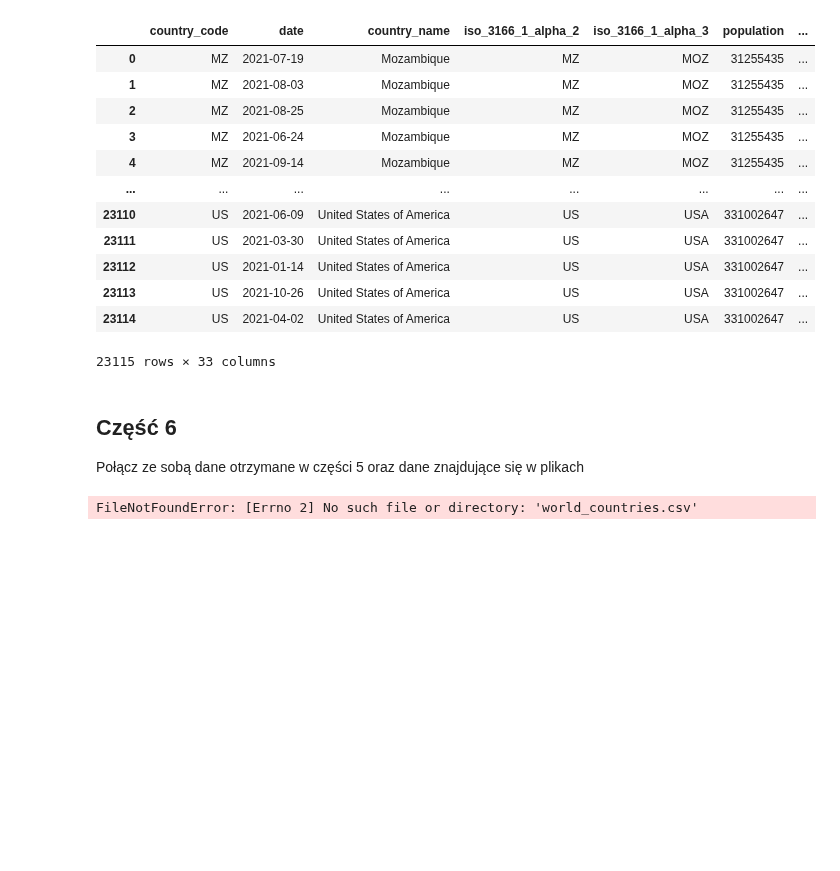
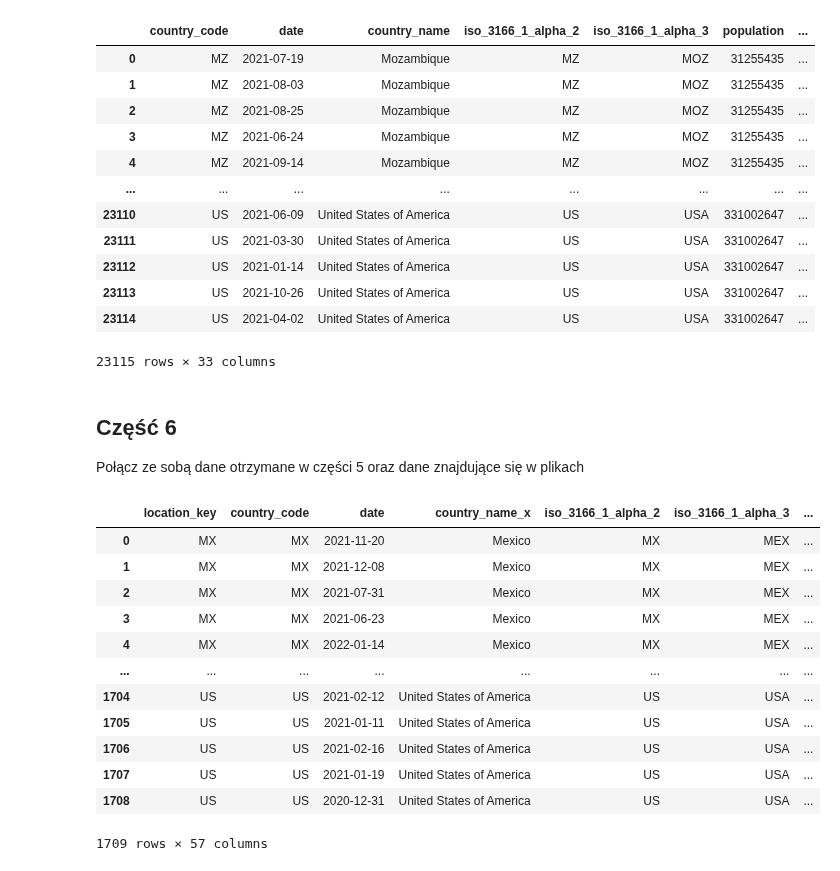
Before and after one commit to JakubKaczmarek5764/BigData1, a Jupyter notebook: main.ipynb, the cells around one changed output. Cells and saved outputs as stored; diff of their text form; code cells hidden in the pictures; blank space fills up the shorter version.

```diff
--- a/main.ipynb
+++ b/main.ipynb
@@ -471,8 +471,26 @@ merged_df
 Połącz ze sobą dane otrzymane w części 5 oraz dane znajdujące się w plikach
 # %%
 world_countries = pd.read_csv("world_countries.csv")
+world_countries = world_countries.rename(columns={"CCA3": "iso_3166_1_alpha_3", "Country/Territories": "country_name", "Area (km²)": "area_sq_km", "Density (per km²)": "population_density"})
+
 gdp = pd.read_csv("GDP.csv")
-merged_df2 = df1.merge(world_countries, on="iso_3166_1_alpha_3", how="inner")
+gdp = gdp.rename(columns={"Country Code": "iso_3166_1_alpha_3", "Country Name": "country_name", "Value": "gdp_usd", "Year":"year"})
+merged_df["year"] = pd.to_datetime(merged_df["date"]).dt.year
+merged_df2 = merged_df.merge(world_countries, on="iso_3166_1_alpha_3", how="left")
+merged_df2 = merged_df2.merge(gdp, on=["iso_3166_1_alpha_3","year"], how="left")
+merged_df2
 # nie rozumiem troche, imo bez sensu mergowac to z tymi calymi danymi koncowymi z 5, a w GDP country name to wgl nazwa kraju lub regionu wiec troche xd
 # %% [output]
+|  | location_key | country_code | date | country_name_x | iso_3166_1_alpha_2 | iso_3166_1_alpha_3 | ... |
+| 0 | MX | MX | 2021-11-20 | Mexico | MX | MEX | ... |
+| 1 | MX | MX | 2021-12-08 | Mexico | MX | MEX | ... |
+| 2 | MX | MX | 2021-07-31 | Mexico | MX | MEX | ... |
+| 3 | MX | MX | 2021-06-23 | Mexico | MX | MEX | ... |
+| 4 | MX | MX | 2022-01-14 | Mexico | MX | MEX | ... |
+| ... | ... | ... | ... | ... | ... | ... | ... |
+| 1704 | US | US | 2021-02-12 | United States of America | US | USA | ... |
+| 1705 | US | US | 2021-01-11 | United States of America | US | USA | ... |
+| 1706 | US | US | 2021-02-16 | United States of America | US | USA | ... |
+| 1707 | US | US | 2021-01-19 | United States of America | US | USA | ... |
+| 1708 | US | US | 2020-12-31 | United States of America | US | USA | ... |
-FileNotFoundError: [Errno 2] No such file or directory: 'world_countries.csv'
+1709 rows × 57 columns
```
